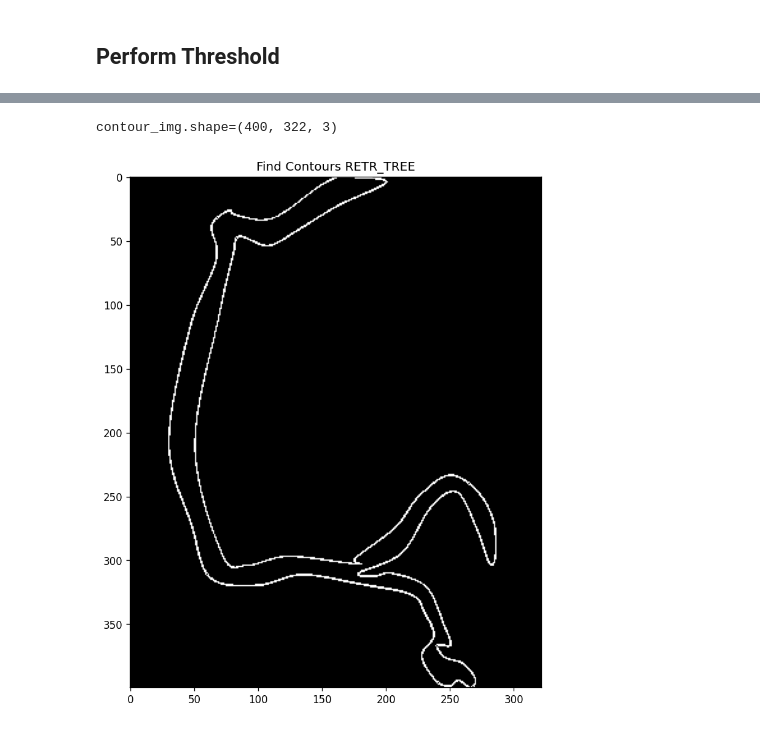
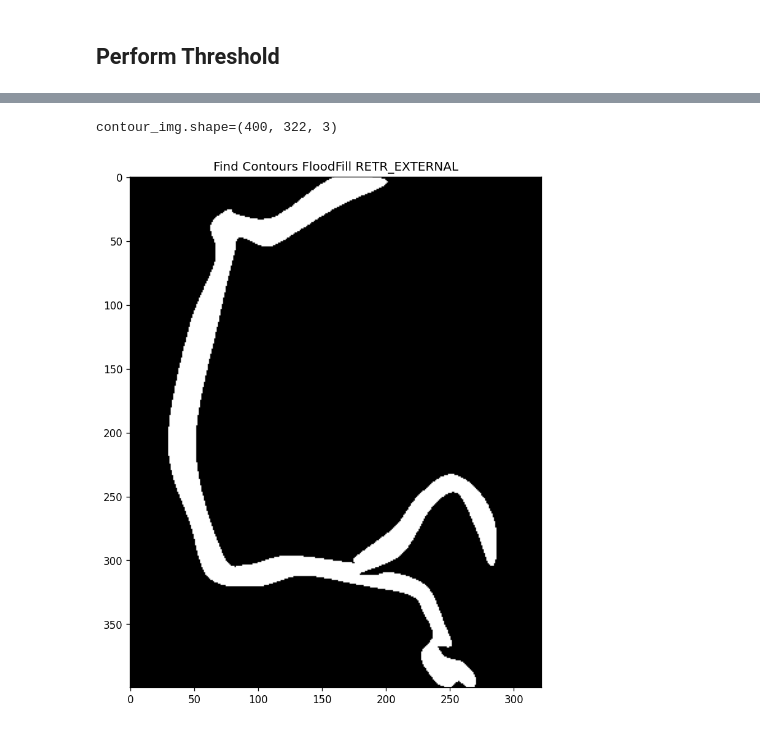
Before and after one commit to jbenshetler/vessel_segmentation, a Jupyter notebook: seg.ipynb, the cells around one changed output, grey strips where cells are left out. Cells and saved outputs as stored; diff of their text form; code cells hidden in the pictures.

```diff
--- a/seg.ipynb
+++ b/seg.ipynb
@@ -92,15 +99,21 @@ plt.imshow(saturation_thresholded, 'grey')
 # %%
 contours, _ = cv2.findContours(
-    saturation_thresholded,
-    cv2.RETR_TREE,
-    cv2.CHAIN_APPROX_SIMPLE
+    image=np.array(saturation_thresholded, dtype=np.uint8),
+    mode=cv2.RETR_EXTERNAL,
+    method=cv2.CHAIN_APPROX_SIMPLE
 )
 mask = np.zeros(img.shape, np.uint8)
-contour_img = cv2.drawContours(mask, contours, -1, (255,255,255), thickness=1)
+contour_img = cv2.drawContours(
+    image=mask,
+    contours=contours,
+    contourIdx=-1,
+    color=(255,255,255),
+    thickness=cv2.FILLED
+)
 plt.figure(figsize=(16,9), dpi=120)
 _ = plt.imshow(contour_img, 'gray')
-plt.title("Find Contours RETR_TREE")
+plt.title("Find Contours FloodFill RETR_EXTERNAL")
 print(f"contour_img.shape={contour_img.shape}")
 # %% [output]
 contour_img.shape=(400, 322, 3)
-[figure, old version]
+[figure, new version]
```
Also changed, not shown: parts of 8 cells of this notebook.
